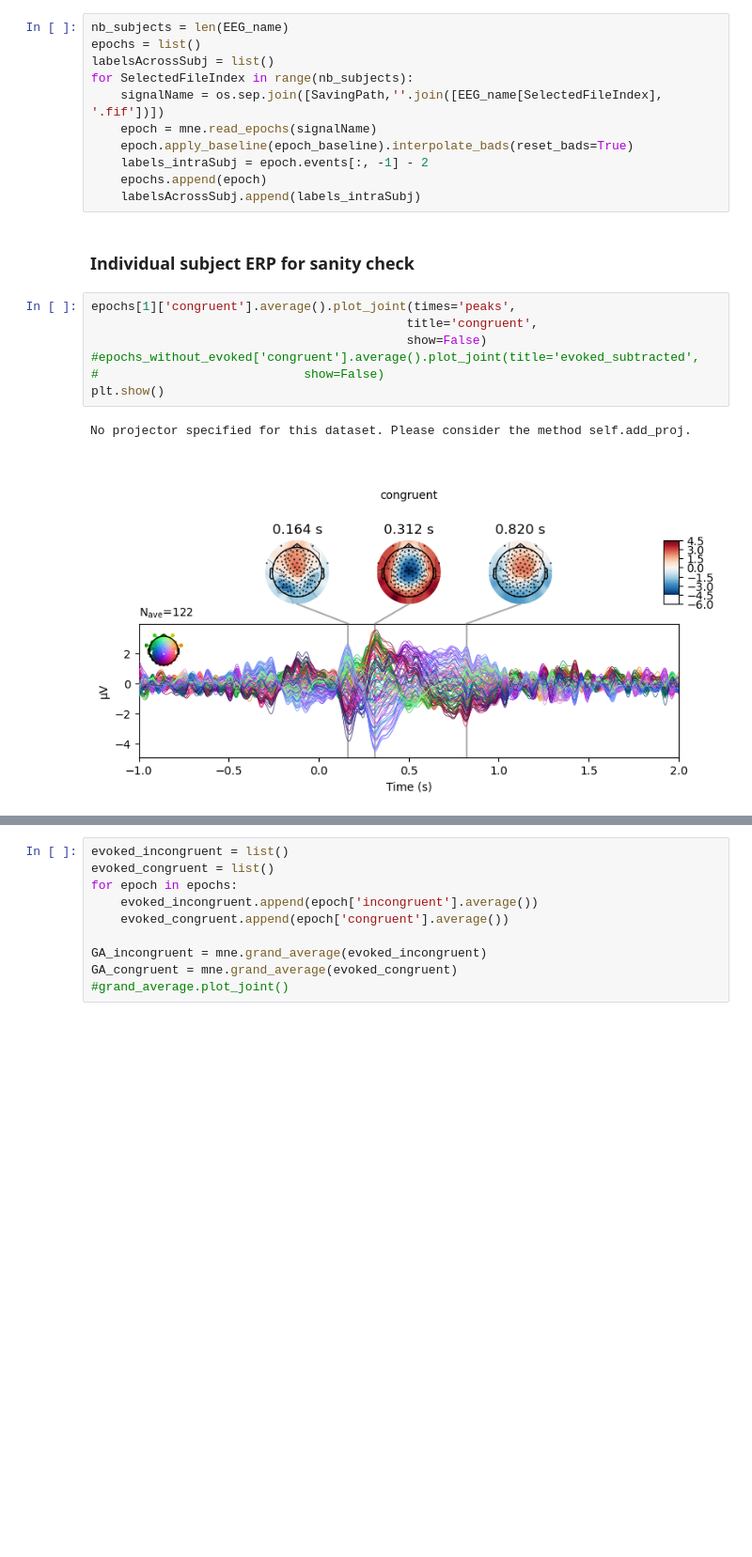
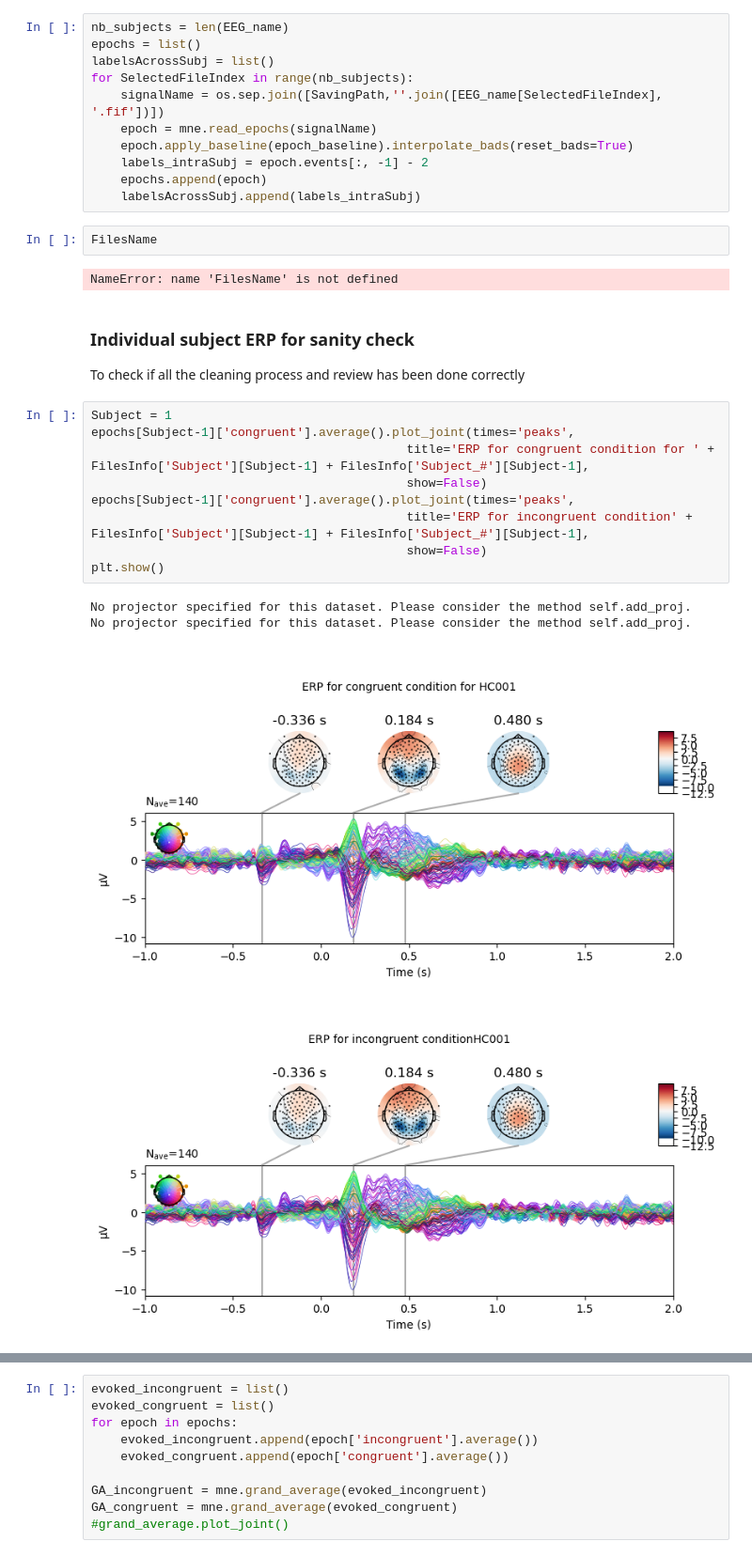
Before and after one commit to Sam54000/preprocessing_theta, a Jupyter notebook: New_MFF_MultiSubjectInluded.ipynb, the cells around one changed output, grey strips where cells are left out. Shown at 94% size. Drawn from its saved outputs; the diff is of its cells as text; blank space fills up the shorter version.

```diff
--- a/New_MFF_MultiSubjectInluded.ipynb
+++ b/New_MFF_MultiSubjectInluded.ipynb
@@ -437,15 +449,24 @@ for SelectedFileIndex in range(nb_subjects):
     labels_intraSubj = epoch.events[:, -1] - 2
     epochs.append(epoch)
     labelsAcrossSubj.append(labels_intraSubj)
+# %%
+FilesName
+# %% [output]
+NameError: name 'FilesName' is not defined
 # %% [markdown]
 ### Individual subject ERP for sanity check
+To check if all the cleaning process and review has been done correctly
 # %%
-epochs[1]['congruent'].average().plot_joint(times='peaks',
-                                           title='congruent',
+Subject = 1
+epochs[Subject-1]['congruent'].average().plot_joint(times='peaks',
+                                           title='ERP for congruent condition for ' + FilesInfo['Subject'][Subject-1] + FilesInfo['Subject_#'][Subject-1],
                                            show=False)
-#epochs_without_evoked['congruent'].average().plot_joint(title='evoked_subtracted',
-#                            show=False)
+epochs[Subject-1]['congruent'].average().plot_joint(times='peaks',
+                                           title='ERP for incongruent condition' + FilesInfo['Subject'][Subject-1] + FilesInfo['Subject_#'][Subject-1],
+                                           show=False)
 plt.show()
 # %% [output]
 No projector specified for this dataset. Please consider the method self.add_proj.
+No projector specified for this dataset. Please consider the method self.add_proj.
-[figure, old version]
+[figure, new version]
+[figure, added]
```
Also changed, not shown: parts of 24 cells of this notebook.
